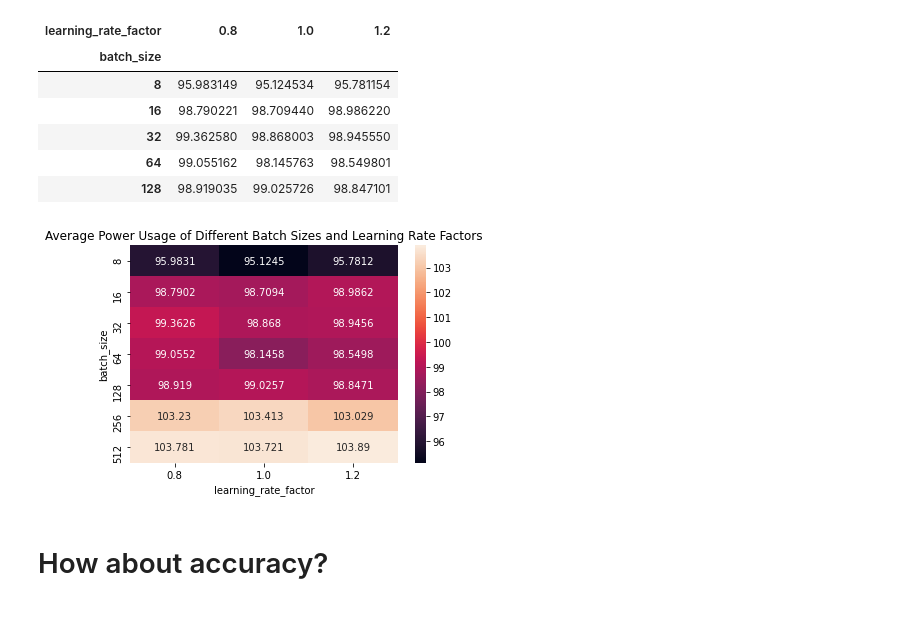
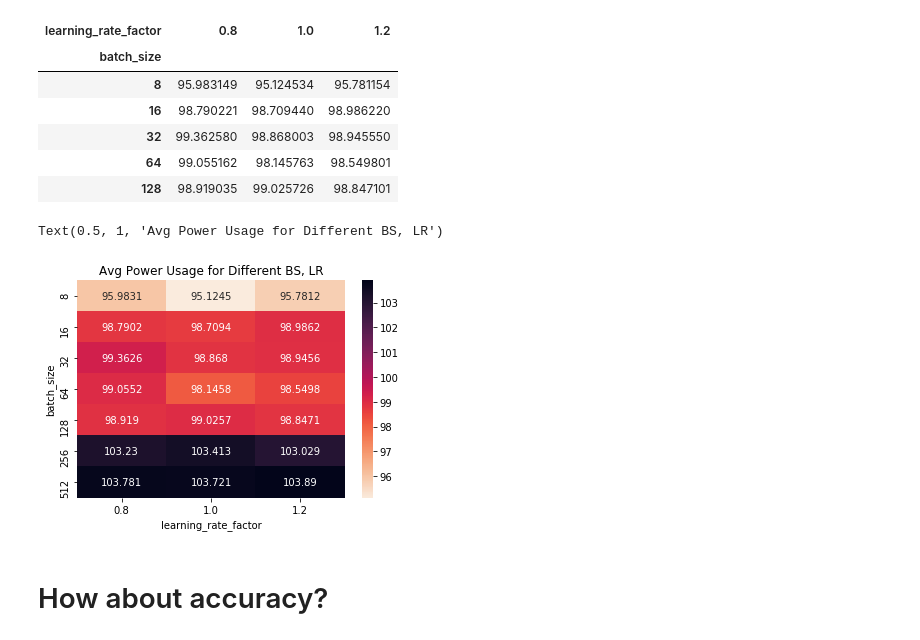
Before and after one commit to matchaginseng/automatic-bassoon, a Jupyter notebook: plots/lr_profiler_sweep.ipynb, the cells around one changed output. Saved outputs shown, nothing was run; the diff lists cells and outputs as text; code cells hidden in the pictures.

Commit message:
changed fig titles

```diff
--- a/plots/lr_profiler_sweep.ipynb
+++ b/plots/lr_profiler_sweep.ipynb
@@ -114,12 +114,12 @@ power_heatmap_df.head()
 | 32 | 99.362580 | 98.868003 | 98.945550 |
 | 64 | 99.055162 | 98.145763 | 98.549801 |
 | 128 | 98.919035 | 99.025726 | 98.847101 |
-# %%
-sns.heatmap(power_heatmap_df, annot=True, fmt='g')
-plt.title('Average Power Usage of Different Batch Sizes and Learning Rate Factors')
-plt.show()
-# %% [output]
-[figure, removed]
+# %%
+sns.heatmap(power_heatmap_df, annot=True, fmt='g', cmap=cmap)
+plt.title("Avg Power Usage for Different BS, LR")
+# %% [output]
+Text(0.5, 1, 'Avg Power Usage for Different BS, LR')
+[figure, added]
 # %% [markdown]
 # How about accuracy?
 # %%
```
Also changed, not shown: parts of 4 cells of this notebook.
